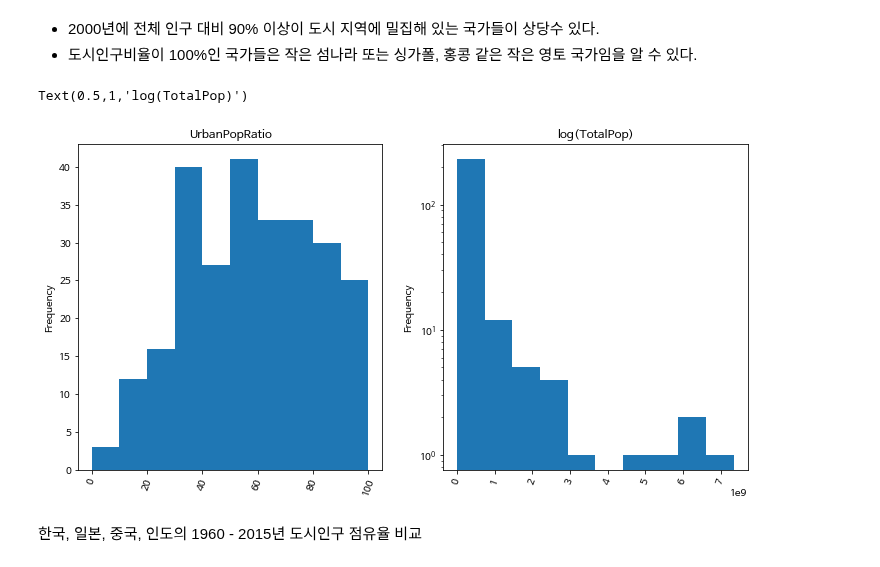
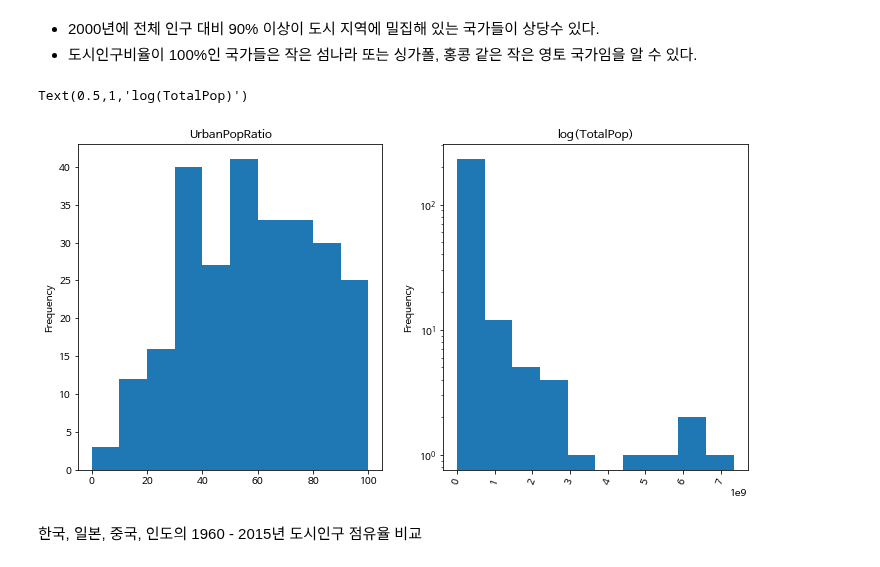
Before and after one commit to woosa7/PythonDataAnalytics, a Jupyter notebook: pystudy/DataCamp12_Cleaning Data.ipynb, the cells around one changed output. Drawn from its saved outputs; the diff is of its cells as text; code cells hidden in the pictures.

```diff
--- a/pystudy/DataCamp12_Cleaning Data.ipynb
+++ b/pystudy/DataCamp12_Cleaning Data.ipynb
@@ -137,15 +137,15 @@ df2015_up90
 # %%
 # subplot(mnx) : m 행 n 열의 x 번째
 plt.figure(figsize=(12,6))
 plt.subplot(121)
-df2015['UrbanPopRatio'].plot(kind='hist', rot=70)
+df2015['UrbanPopRatio'].plot(kind='hist')
 plt.title('UrbanPopRatio')
 plt.subplot(122)
 df2015['TotalPop'].plot(kind='hist', rot=70, logy=True)
 plt.title('log(TotalPop)')
 # %% [output]
 Text(0.5,1,'log(TotalPop)')
-[figure, old version]
+[figure, new version]
 # %% [markdown]
 한국, 일본, 중국, 인도의 1960 - 2015년 도시인구 점유율 비교
 # %%
```
Also changed, not shown: parts of 31 cells of this notebook, 5 other files.
